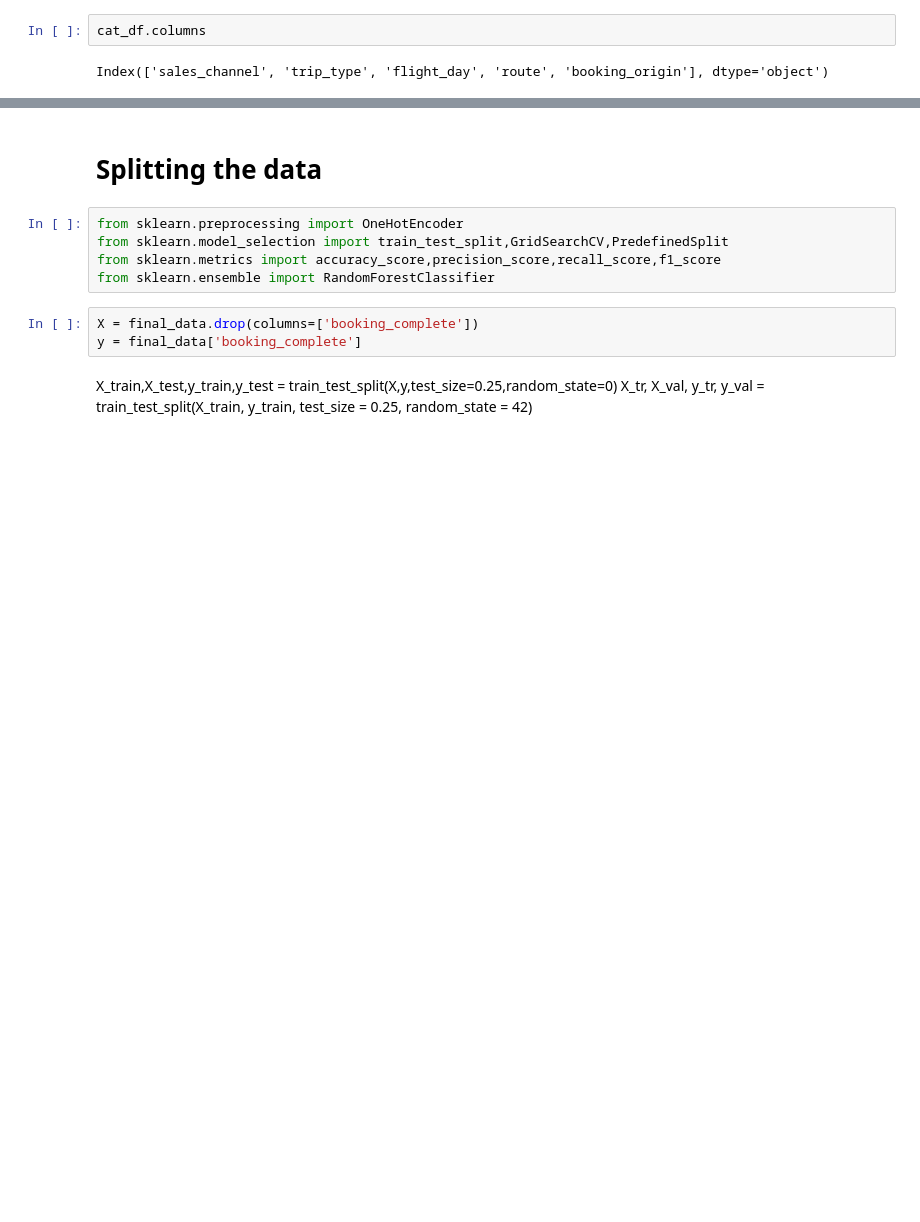
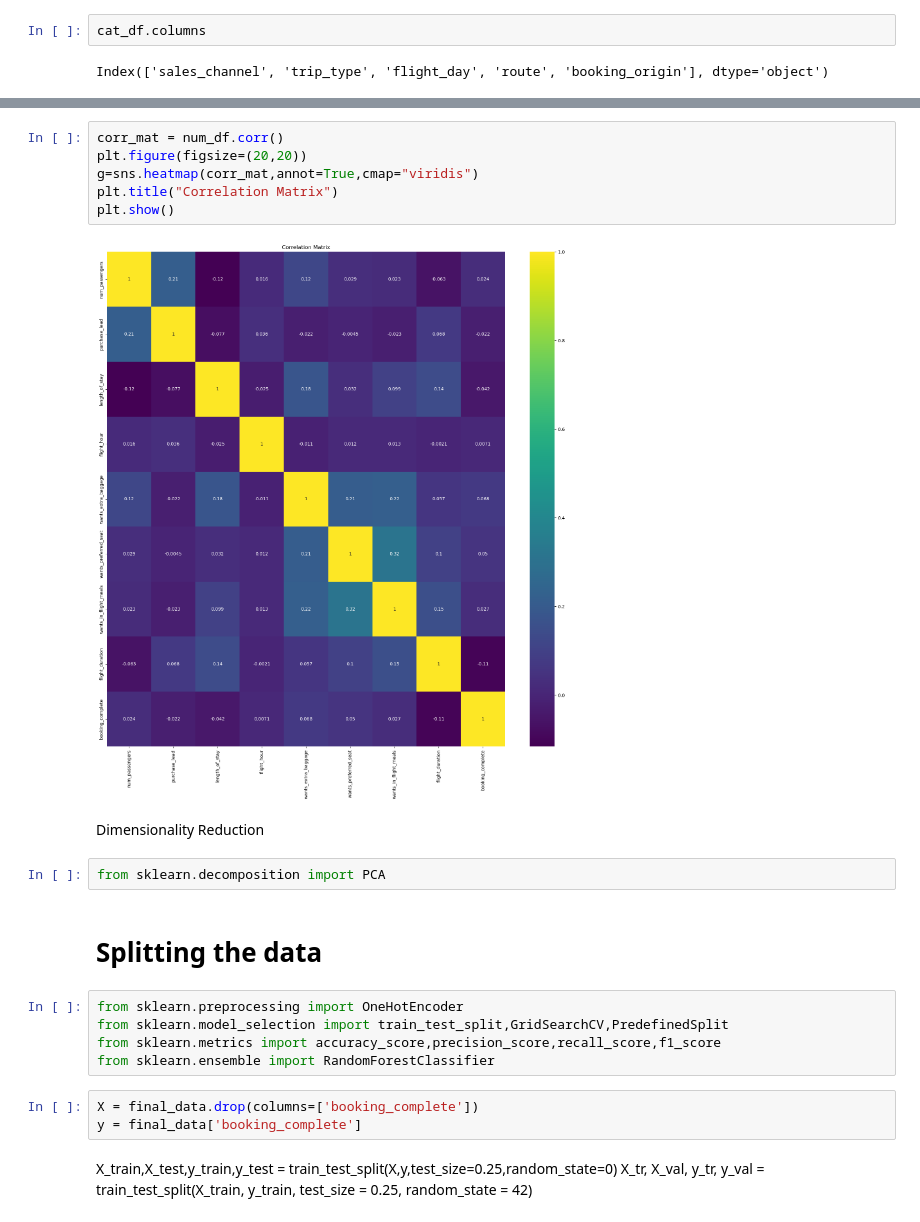
Before and after one commit to Ds2023/British_Airways_Predictive_Booking_Model, a Jupyter notebook: notebooks/eda.ipynb, the cells around one changed output, grey strips where cells are left out. Cells and saved outputs as stored; diff of their text form; blank space fills up the shorter version.

```diff
--- a/notebooks/eda.ipynb
+++ b/notebooks/eda.ipynb
@@ -333,3 +430,15 @@ cat_df_enc.head()
+# %%
+corr_mat = num_df.corr()
+plt.figure(figsize=(20,20))
+g=sns.heatmap(corr_mat,annot=True,cmap="viridis")
+plt.title("Correlation Matrix")
+plt.show()
+# %% [output]
+[figure, added]
+# %% [markdown]
+Dimensionality Reduction
+# %%
+from sklearn.decomposition import PCA
 # %% [markdown]
 # Splitting the data
 # %%
```
Also changed, not shown: parts of 21 cells of this notebook.
